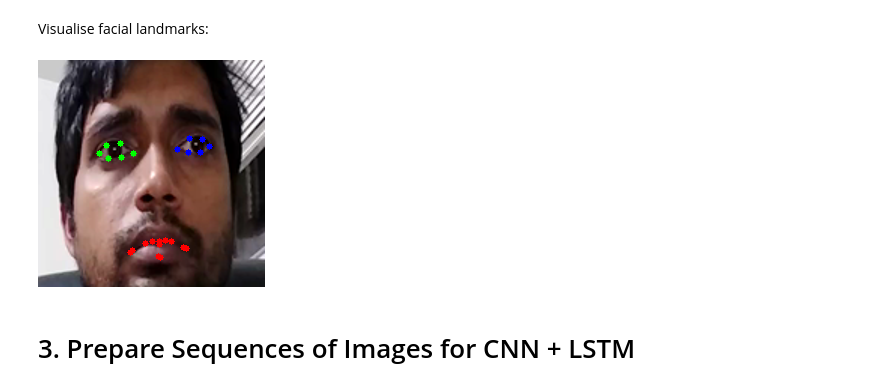
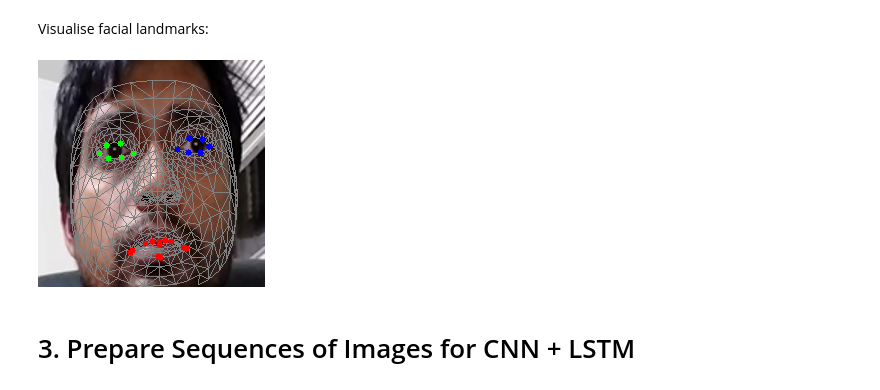
Before and after one commit to J1A5h3nG0119/IOD2025_Capstone, a Jupyter notebook: Jupyter Notebook/LEE_JIA_SHENG_Capstone_Data_Preprocessing.ipynb, the cells around one changed output. Cells and saved outputs as stored; diff of their text form; code cells hidden in the pictures.

```diff
--- a/Jupyter Notebook/LEE_JIA_SHENG_Capstone_Data_Preprocessing.ipynb
+++ b/Jupyter Notebook/LEE_JIA_SHENG_Capstone_Data_Preprocessing.ipynb
@@ -354,6 +354,7 @@ Requirement already satisfied: six>=1.5 in /usr/local/lib/python3.11/dist-packag
 mp_face_mesh = mp.solutions.face_mesh
 face_mesh = mp_face_mesh.FaceMesh(static_image_mode=True, max_num_faces=1, refine_landmarks=True)
 mp_drawing = mp.solutions.drawing_utils
+mp_drawing_styles = mp.solutions.drawing_styles
 # %% [markdown]
 Define functions:
 # %%
@@ -465,34 +466,44 @@ img = cv2.imread(sample_image_path)
 # %%
 # Plot facial landmarks
 if img is None:
     print("Error: Could not load image. Check the file path.")
 else:
     # Convert BGR image to RGB
     img_rgb = cv2.cvtColor(img, cv2.COLOR_BGR2RGB)
 
     # Process image with MediaPipe FaceMesh
     with mp_face_mesh.FaceMesh(static_image_mode=True, max_num_faces=1, refine_landmarks=True) as face_mesh:
         results = face_mesh.process(img_rgb)
 
         if results.multi_face_landmarks:
             for face_landmarks in results.multi_face_landmarks:
                 # Get image dimensions
                 h, w, _ = img.shape
 
+                # Draw the full face mesh
+                mp_drawing.draw_landmarks(
+                    image=img,
+                    landmark_list=face_landmarks,
+                    connections=mp_face_mesh.FACEMESH_TESSELATION,
+                    landmark_drawing_spec=None,
+                    connection_drawing_spec=mp_drawing_styles
+                        .get_default_face_mesh_tesselation_style()
+                )
+
                 # Draw landmarks
                 for idx_list, color, label in zip(
                     [LEFT_EYE_IDX, RIGHT_EYE_IDX, MOUTH_IDX],
                     [(0, 255, 0), (255, 0, 0), (0, 0, 255)],  # Green, Blue, Red
                     ["Left Eye", "Right Eye", "Mouth"]
                 ):
                     for idx in idx_list:
                         x, y = int(face_landmarks.landmark[idx].x * w), int(face_landmarks.landmark[idx].y * h)
                         cv2.circle(img, (x, y), 3, color, -1)
 
         # Display image
         cv2_imshow(img)
 # %% [output]
-[figure, old version]
+[figure, new version]
 # %% [markdown]
 # 3. Prepare Sequences of Images for CNN + LSTM
 # %%
```
Also changed, not shown: parts of 1 cell of this notebook, 1 other file.
